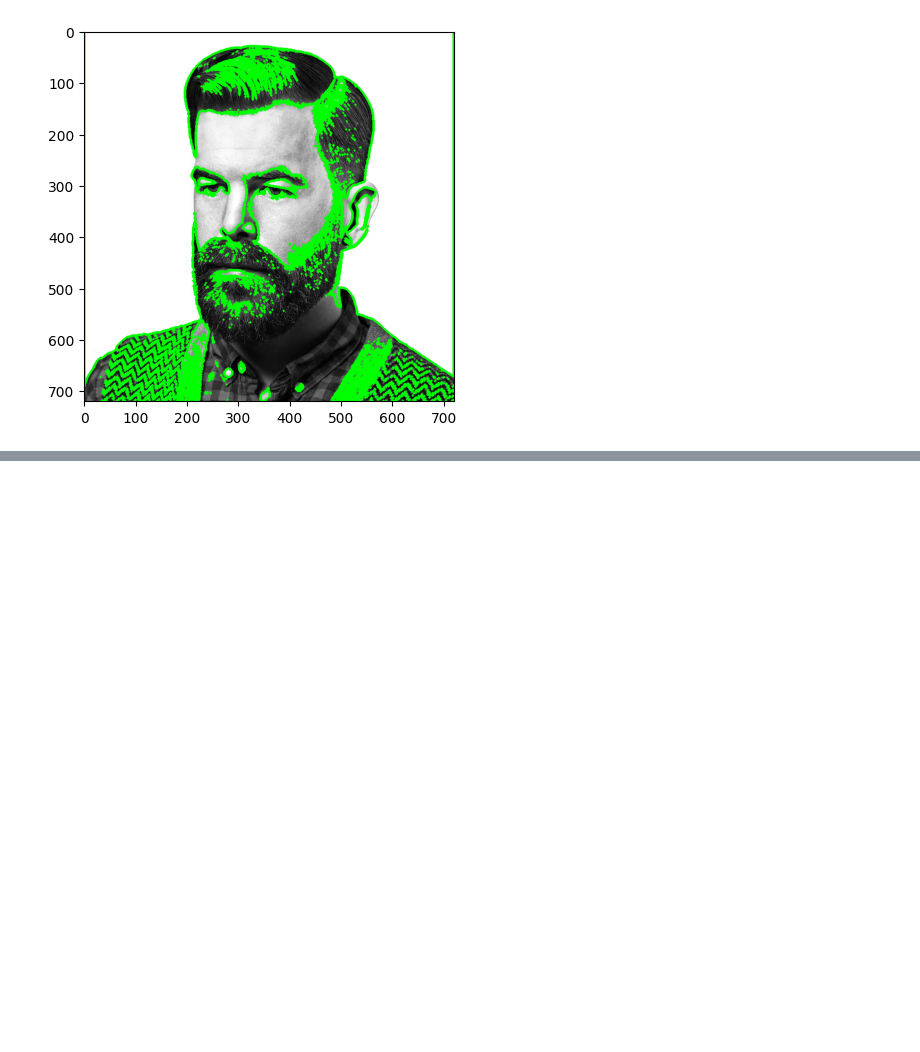
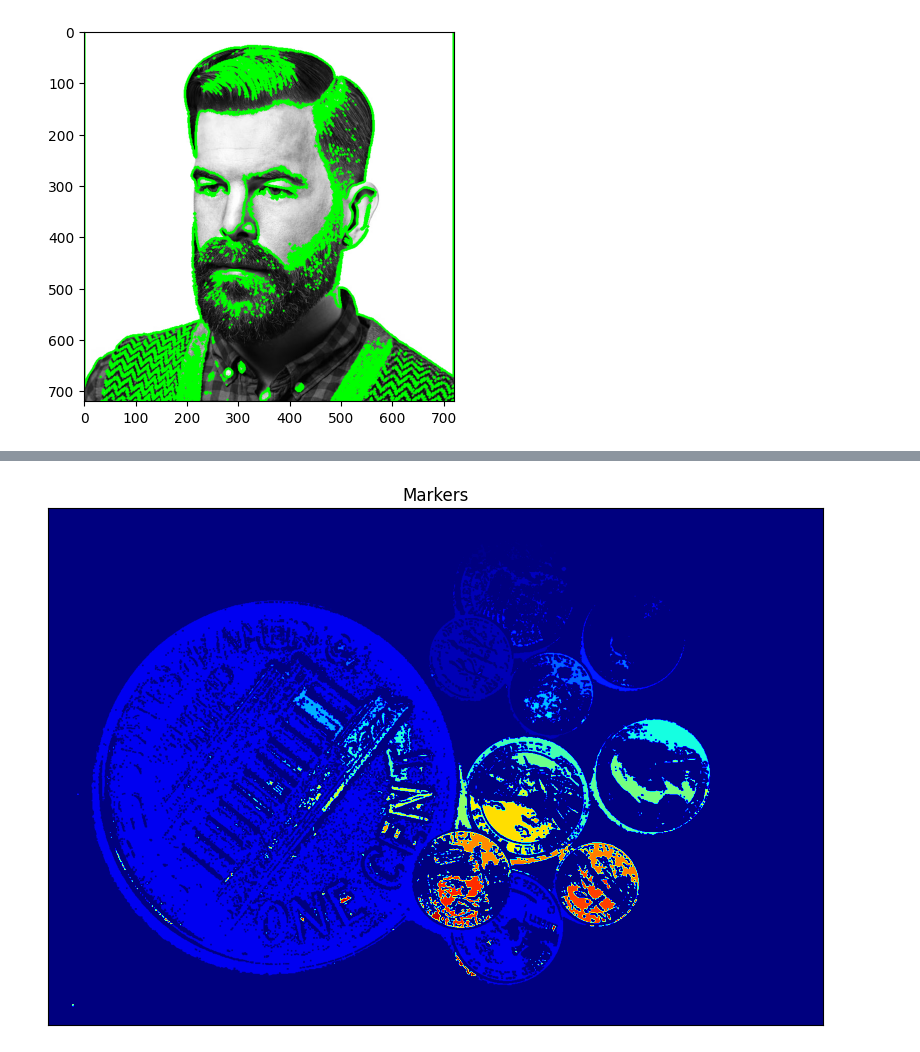
Before and after one commit to Minhdd1413/Image_Processing, a Jupyter notebook: Week5.ipynb, the cells around one changed output, grey strips where cells are left out. Cells and saved outputs as stored; diff of their text form; code cells hidden in the pictures; blank space fills up the shorter version.

```diff
--- a/Week5.ipynb
+++ b/Week5.ipynb
@@ -19,0 +65,21 @@ plt.imshow(img)
+# %%
+# Marker labelling
+ret, markers = cv2.connectedComponents(sure_fg)
+
+# Add one to all labels so that sure background is not 0, but 1
+markers = markers+1
+
+# Now, mark the region of unknown with zero
+markers[unknown==255] = 0
+# %%
+# Plotting the markers
+plt.figure(figsize=(10,10))
+
+plt.imshow(markers, cmap = 'jet')
+plt.title('Markers'), plt.xticks([]), plt.yticks([])
+plt.show()
+
+markers = cv2.watershed(img, markers)
+img[markers == -1] = [255,0,0]
+# %% [output]
+[figure, added]
```
Also changed, not shown: parts of 7 cells of this notebook, 1 other file.
